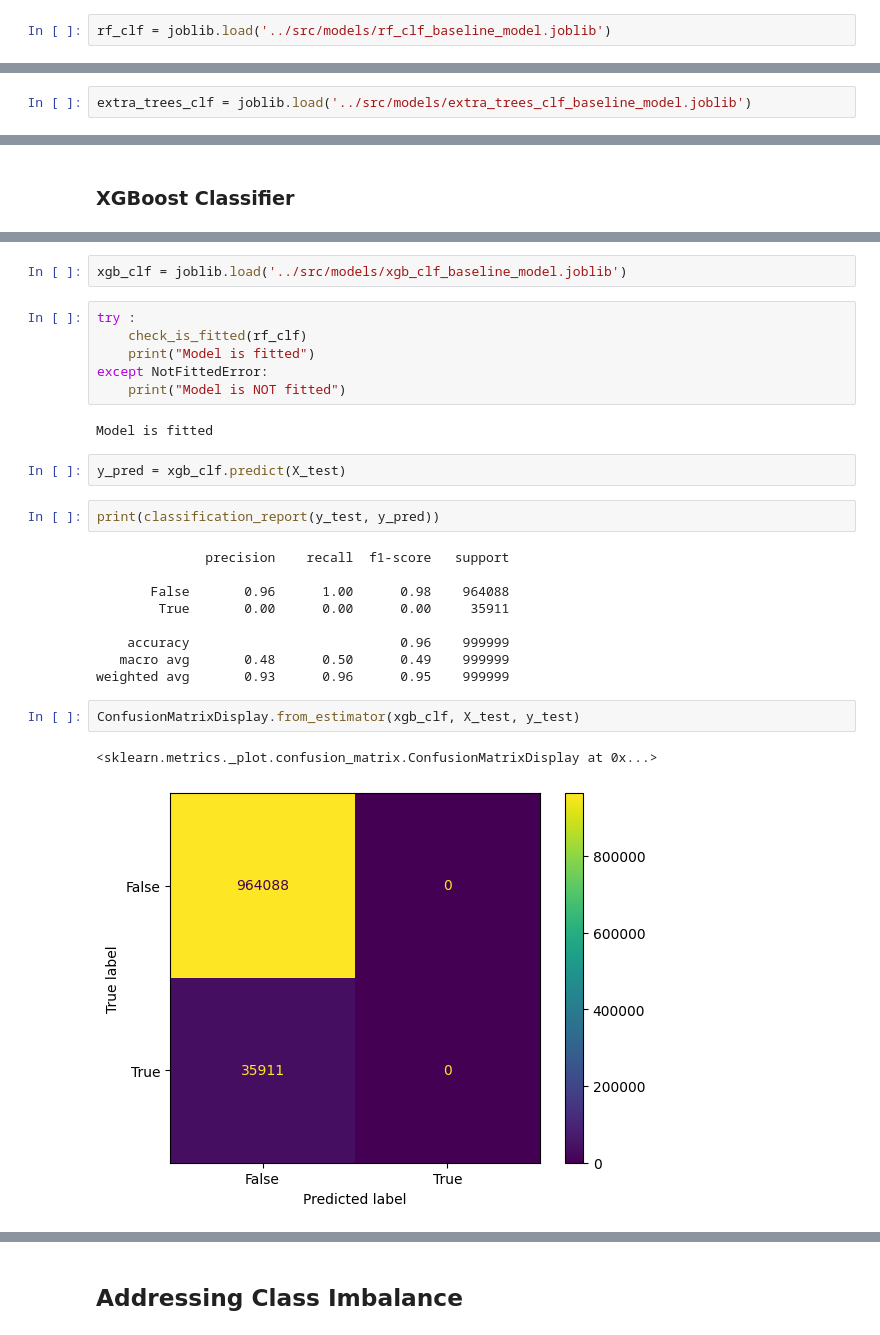
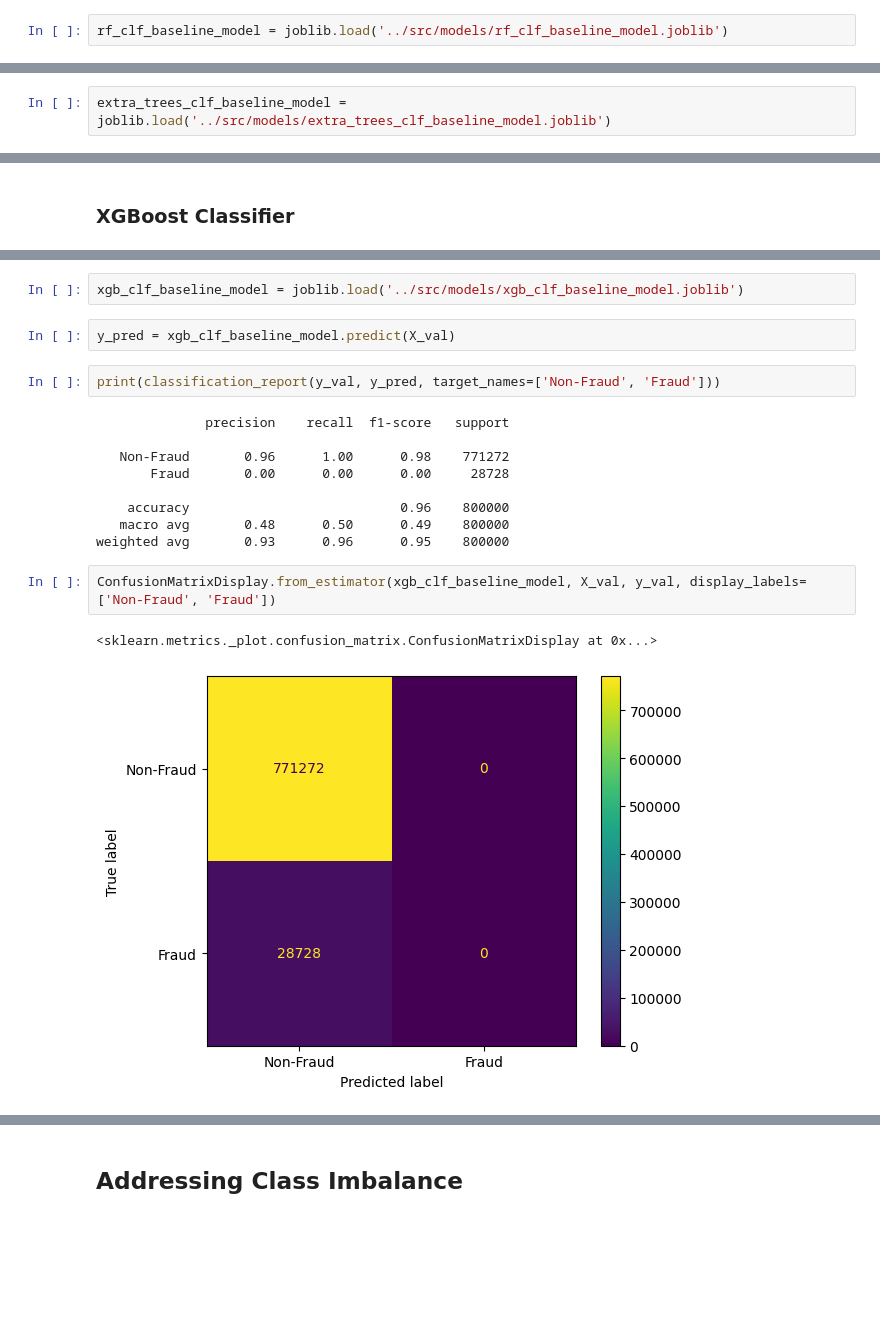
Before and after one commit to TobiSchl2010/financial-transaction-fraud-detection, a Jupyter notebook: notebooks/03_modeling.ipynb, the cells around one changed output, grey strips where cells are left out. Drawn from its saved outputs; the diff is of its cells as text; blank space fills up the shorter version.

```diff
--- a/notebooks/03_modeling.ipynb
+++ b/notebooks/03_modeling.ipynb
@@ -252,5 +283,5 @@ joblib.dump(rf_clf, '../src/models/rf_clf_baseline_model.joblib', compress=3)
 # %% [output]
 ['../src/models/rf_clf_baseline_model.joblib']
 # %%
-rf_clf = joblib.load('../src/models/rf_clf_baseline_model.joblib')
+rf_clf_baseline_model = joblib.load('../src/models/rf_clf_baseline_model.joblib')
 # %%
@@ -330,3 +368,3 @@ Model is fitted
-# %%
-extra_trees_clf = joblib.load('../src/models/extra_trees_clf_baseline_model.joblib')
+# %%
+extra_trees_clf_baseline_model = joblib.load('../src/models/extra_trees_clf_baseline_model.joblib')
 # %%
@@ -392,30 +455,22 @@ joblib.dump(xgb_clf, '../src/models/xgb_clf_baseline_model.joblib', compress=3)
 # %% [output]
 ['../src/models/xgb_clf_baseline_model.joblib']
 # %%
-xgb_clf = joblib.load('../src/models/xgb_clf_baseline_model.joblib')
+xgb_clf_baseline_model = joblib.load('../src/models/xgb_clf_baseline_model.joblib')
-# %%
-try :
-    check_is_fitted(rf_clf)
-    print("Model is fitted")
-except NotFittedError:
-    print("Model is NOT fitted")
-# %% [output]
-Model is fitted
 # %%
-y_pred = xgb_clf.predict(X_test)
+y_pred = xgb_clf_baseline_model.predict(X_val)
 # %%
-print(classification_report(y_test, y_pred))
+print(classification_report(y_val, y_pred, target_names=['Non-Fraud', 'Fraud']))
 # %% [output]
               precision    recall  f1-score   support
 
-       False       0.96      1.00      0.98    964088
-        True       0.00      0.00      0.00     35911
+   Non-Fraud       0.96      1.00      0.98    771272
+       Fraud       0.00      0.00      0.00     28728
 
-    accuracy                           0.96    999999
-   macro avg       0.48      0.50      0.49    999999
-weighted avg       0.93      0.96      0.95    999999
+    accuracy                           0.96    800000
+   macro avg       0.48      0.50      0.49    800000
+weighted avg       0.93      0.96      0.95    800000
 # %%
-ConfusionMatrixDisplay.from_estimator(xgb_clf, X_test, y_test)
+ConfusionMatrixDisplay.from_estimator(xgb_clf_baseline_model, X_val, y_val, display_labels=['Non-Fraud', 'Fraud'])
 # %% [output]
 <sklearn.metrics._plot.confusion_matrix.ConfusionMatrixDisplay at 0x...>
-[figure, old version]
+[figure, new version]
```
Also changed, not shown: parts of 91 cells of this notebook, 1 other file.
